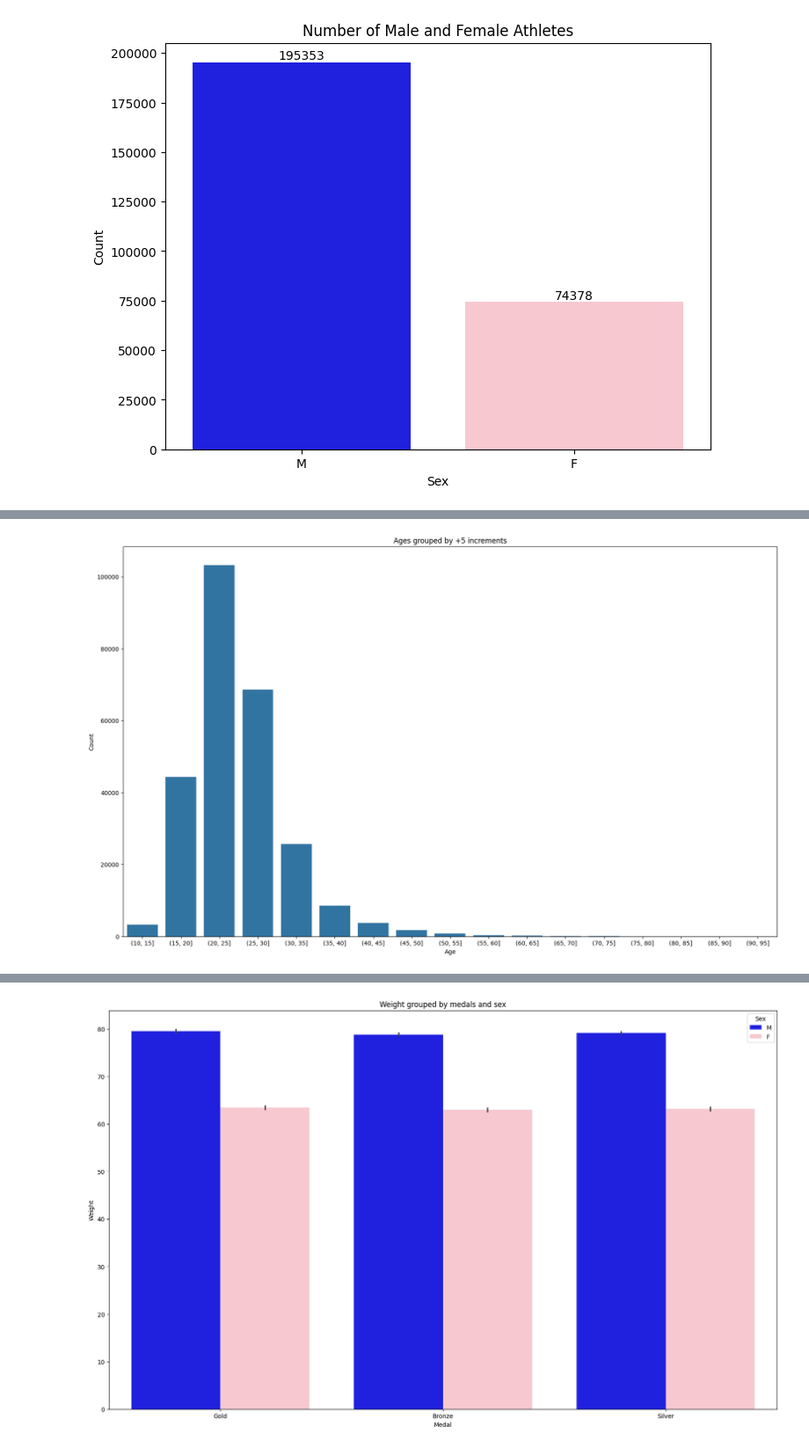
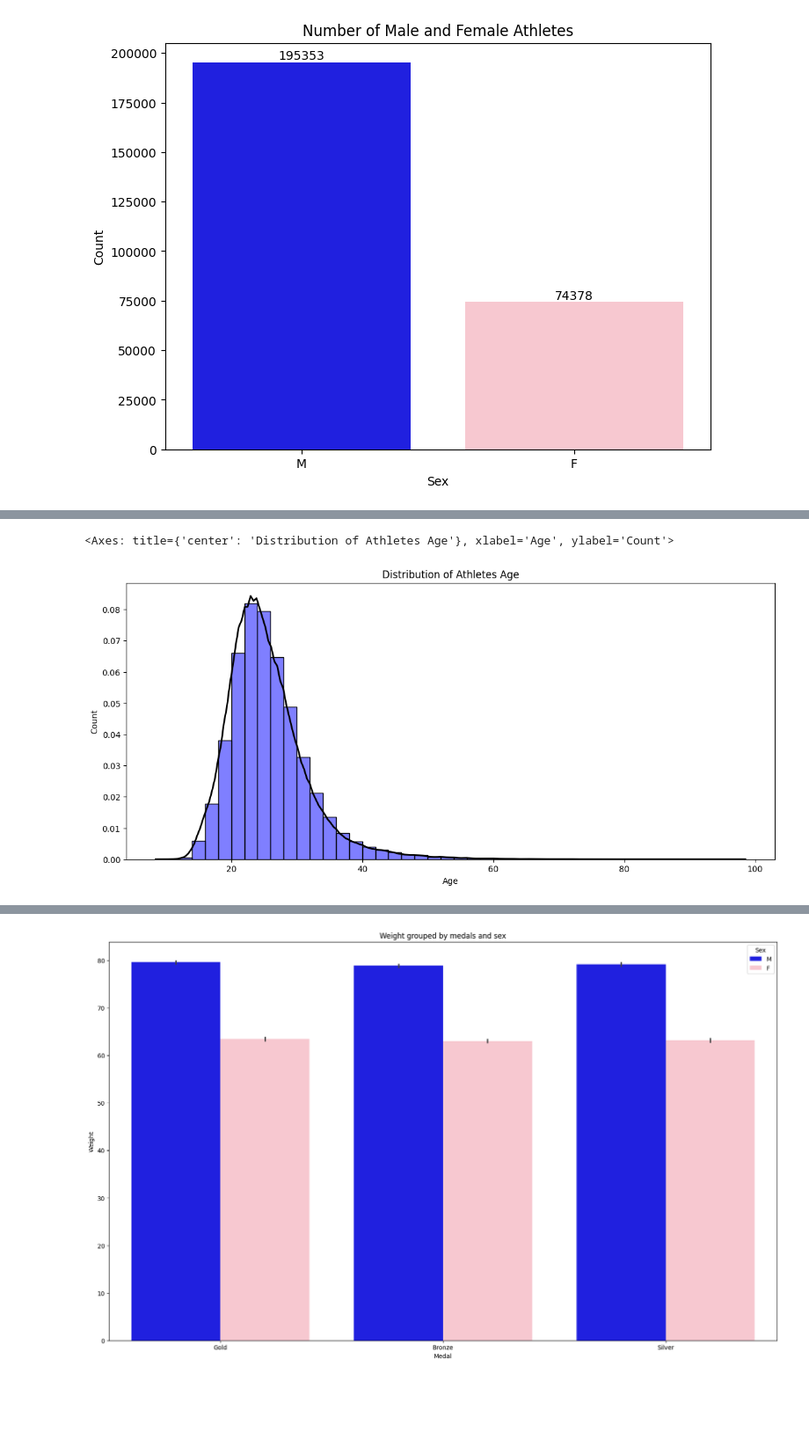
Before and after one commit to llllyyyynnnn/DataVisualisationProject, a Jupyter notebook: assignment/assignment.ipynb, the cells around one changed output, grey strips where cells are left out. Shown at 88% size. Saved outputs shown, nothing was run; the diff lists cells and outputs as text; code cells hidden in the pictures; blank space fills up the shorter version.

```diff
--- a/assignment/assignment.ipynb
+++ b/assignment/assignment.ipynb
@@ -284,10 +284,10 @@ Things to consider:
 # %%
 
 # Load the CSV files
-athlete_events = pd.read_csv('assignment/data/athlete_events.csv')
-geo = pd.read_csv('assignment/data/geo.csv')
-noc_iso3 = pd.read_csv('assignment/data/noc_iso3.csv')
-noc_regions = pd.read_csv('assignment/data/noc_regions.csv')
+athlete_events = pd.read_csv('data/athlete_events.csv')
+geo = pd.read_csv('data/geo.csv')
+noc_iso3 = pd.read_csv('data/noc_iso3.csv')
+noc_regions = pd.read_csv('data/noc_regions.csv')
 
 # Clean geo.csv
 for col in geo.select_dtypes(include=['object']).columns:
@@ -356,7 +356,7 @@ column_order = [
 df = df[column_order]
 
 # The verification will now be True
-df_verify = pd.read_pickle('assignment/data/verify.pkl')
+df_verify = pd.read_pickle('data/verify.pkl')
 
 # CORRECTED: Compare dtypes properly
 print("Dtypes match:", (df.dtypes == df_verify.dtypes).all())
@@ -739,27 +737,27 @@ Create a visualization showing the athlete Age distribution (counts, frequencies
 
 </details>
 # %%
-# TODO: Write your code here to visualize the distribution of athlete Age.
-
+import numpy as np
+import pandas as pd
 import matplotlib.pyplot as plt
 import seaborn as sns
 
-valueIncrement = 5
+field = "Age"
 
-ageRange = list(range(int(df['Age'].min()), int(df['Age'].max()), valueIncrement))
-
-df['AgeGrouped'] = pd.cut(df['Age'], bins=ageRange)
-plt.figure(figsize=(20, 12))
-
-ax = sns.countplot(data=df, x='AgeGrouped')
-
-plt.title(f'Ages grouped by +{valueIncrement} increments')
-plt.xlabel('Age')
+plt.figure(figsize=(14, 6))
+plt.title(f'Distribution of Athletes {field}')
+plt.xlabel(f'{field}')
 plt.ylabel('Count')
 
-plt.show()
+valueIncrement = 2
+bins = np.arange(df[field].min(), df[field].max() + valueIncrement, valueIncrement)
+counts = df[field].value_counts().sort_index()
+
+sns.histplot(data=df, x=field, bins=bins, stat='density', color='blue', alpha=0.5)
+sns.kdeplot(data=df, x=field, color='black', linewidth=2)
 # %% [output]
+<Axes: title={'center': 'Distribution of Athletes Age'}, xlabel='Age', ylabel='Count'>
-[figure, old version]
+[figure, new version]
 # %% [markdown]
 ---
 ## Task 3.3 Visualize the Distribution of Athletes' Height
```
Also changed, not shown: parts of 12 cells of this notebook.
